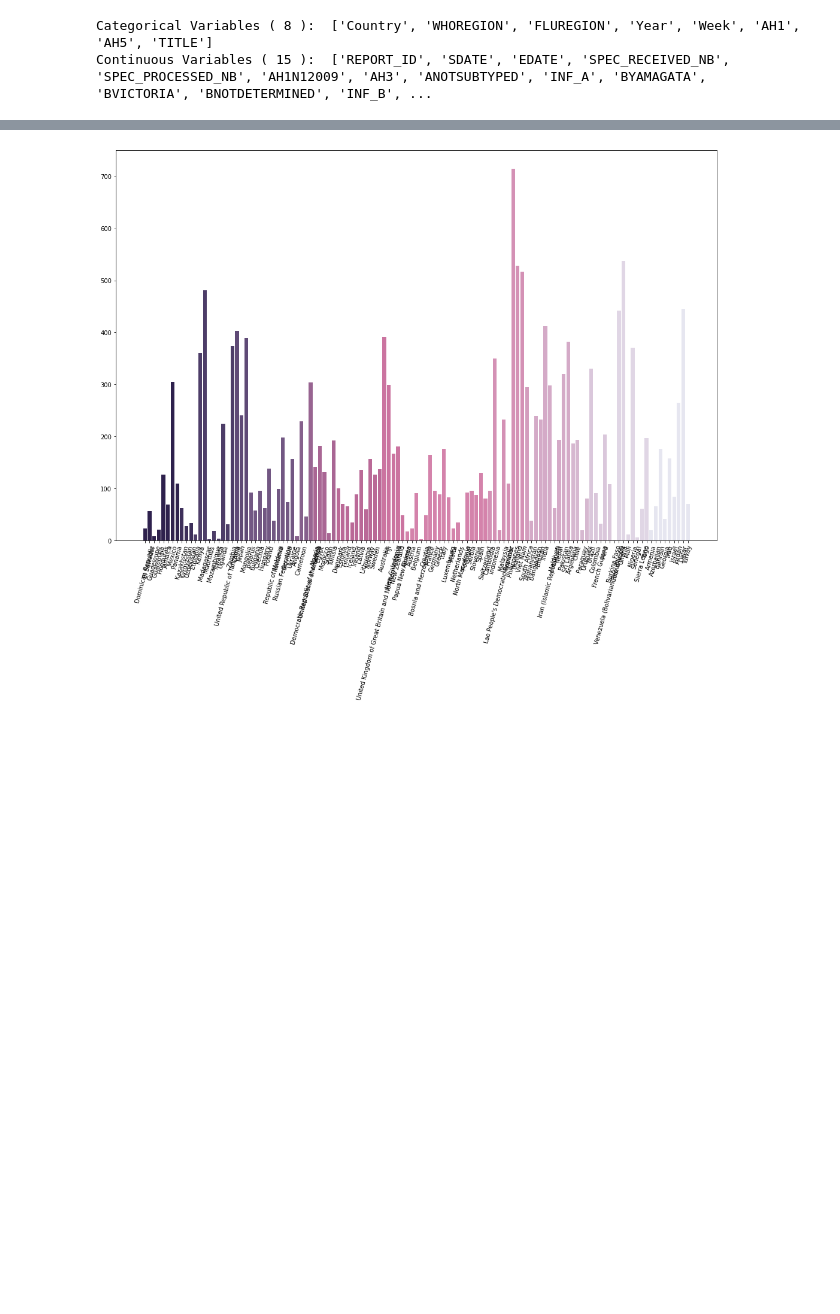
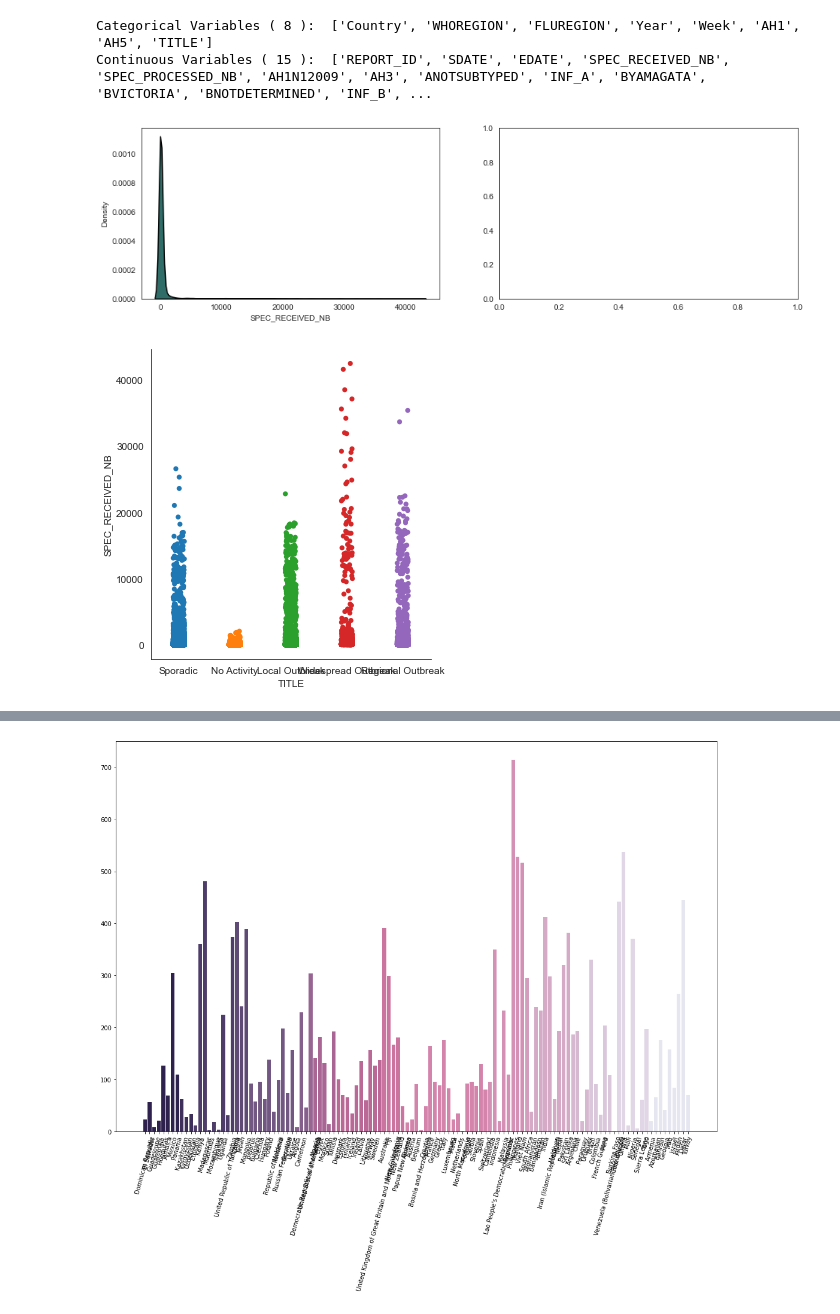
Before and after one commit to Harsh-2420/kaggle, a Jupyter notebook: in-progress/Influenza analysis/influenza.ipynb, the cells around one changed output, grey strips where cells are left out. Saved outputs shown, nothing was run; the diff lists cells and outputs as text; code cells hidden in the pictures; blank space fills up the shorter version.

```diff
--- a/in-progress/Influenza analysis/influenza.ipynb
+++ b/in-progress/Influenza analysis/influenza.ipynb
@@ -136,4 +170,13 @@ Continuous Variables ( 15 ):  ['REPORT_ID', 'SDATE', 'EDATE', 'SPEC_RECEIVED_NB'
 # %%
 df['SDATE'] = pd.to_datetime(df['SDATE'])
 df['EDATE'] = pd.to_datetime(df['EDATE'])
+# %%
+fig, (ax1, ax2) = plt.subplots(1,2, figsize=(15,4))
+
+sns.kdeplot(df["SPEC_RECEIVED_NB"], color = '#1a5d57', shade = True, alpha = 0.9, linewidth = 1.5, edgecolor = 'black', ax=ax1)
+sns.catplot('TITLE', 'SPEC_RECEIVED_NB', data=df, ax=ax2)
+plt.show()
+# %% [output]
+[figure, added]
+[figure, added]
 # %%
```
Also changed, not shown: parts of 5 cells of this notebook, 3 other files.
